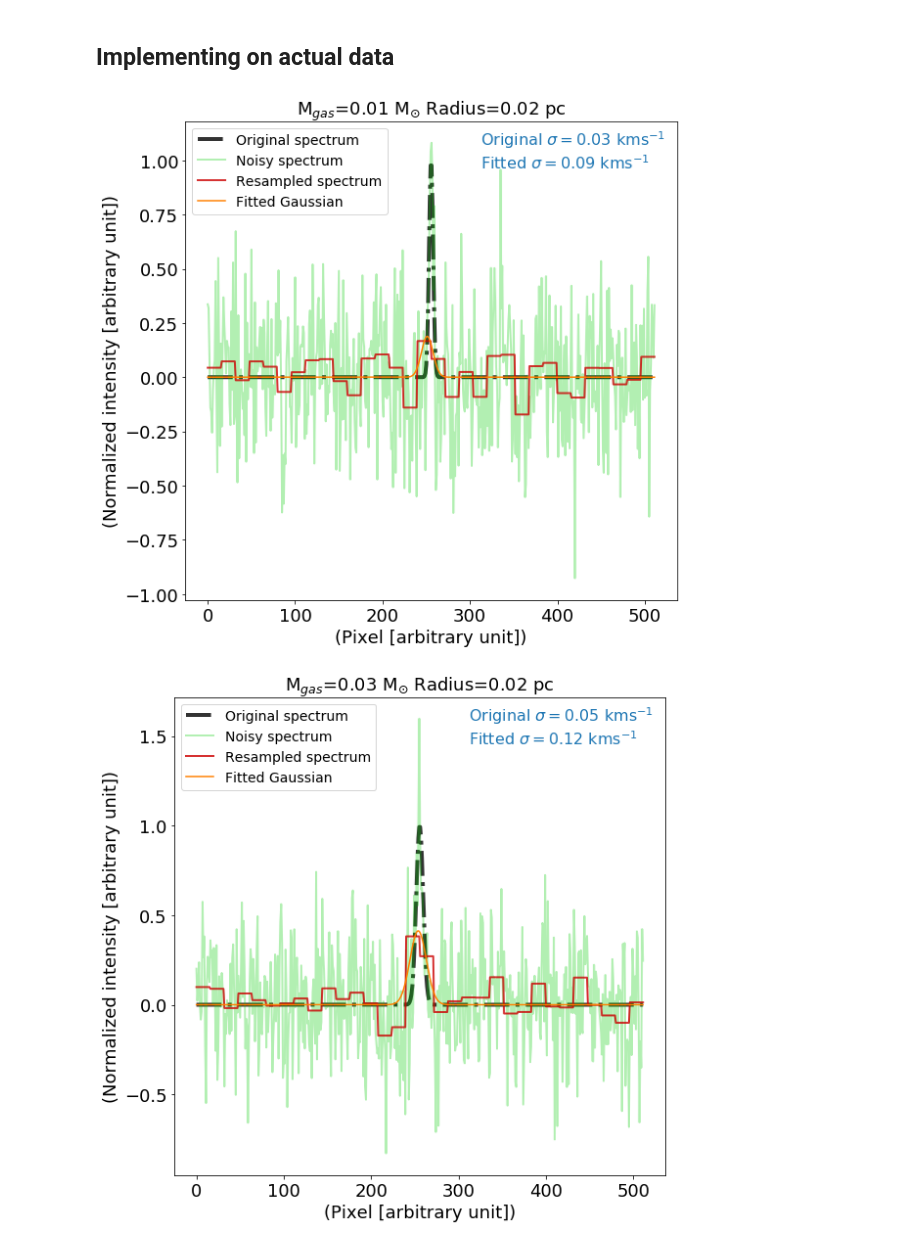
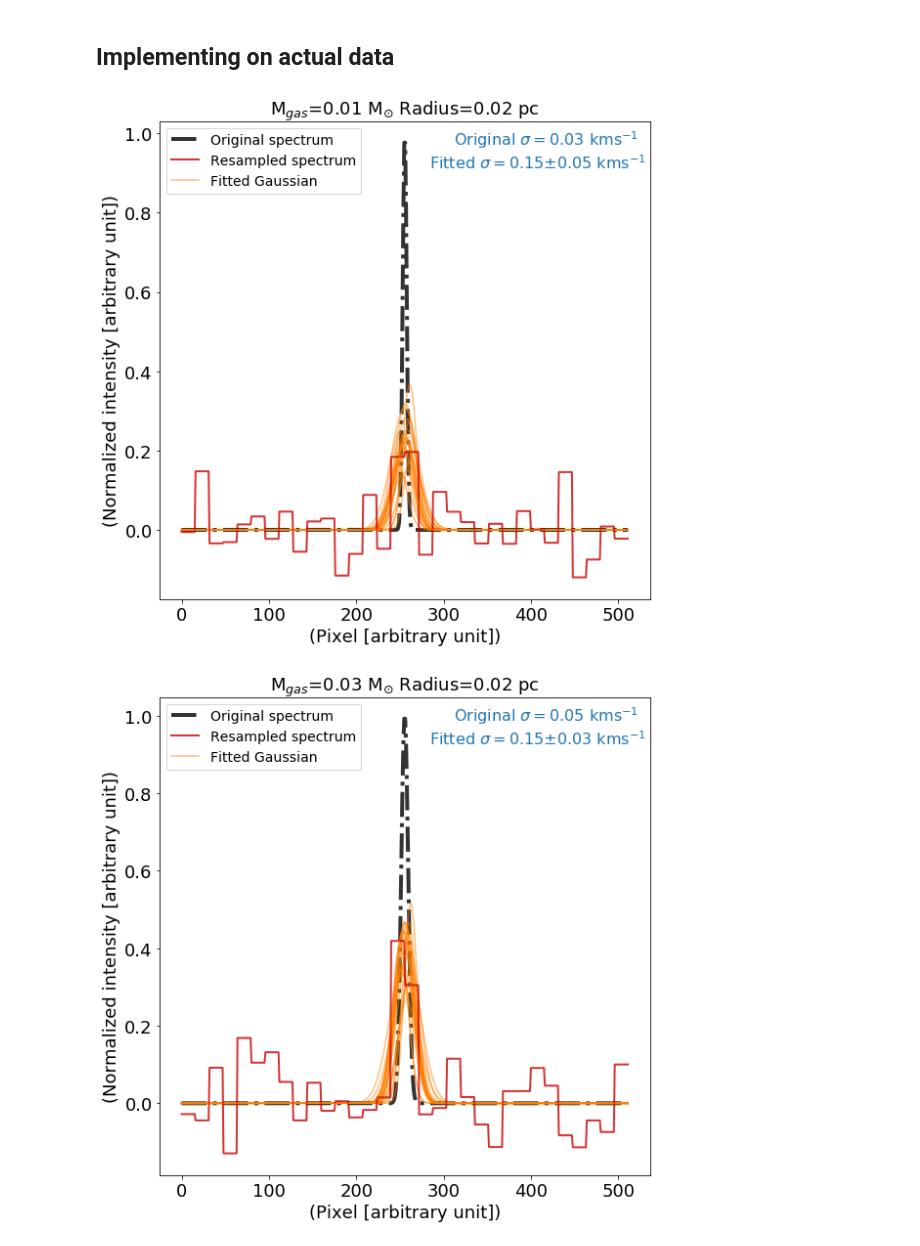
Before and after one commit to baobabyoo/Spectral_resampling, a Jupyter notebook: pixelization_err_sim.ipynb, the cells around one changed output. Saved outputs shown, nothing was run; the diff lists cells and outputs as text; code cells hidden in the pictures.

```diff
--- a/pixelization_err_sim.ipynb
+++ b/pixelization_err_sim.ipynb
@@ -198,6 +198,9 @@ Reff  = Dreff * (1300.0 / 206265.0)
 sigma = np.sqrt(alpha * Mgas * G /(5.* Reff))
 
 
+iterations = 100
+linewidth_fits = np.zeros(iterations)
+
 
 for i in range(0, size(Mgas) ):
 
@@ -206,15 +209,19 @@ for i in range(0, size(Mgas) ):
   figure = plt.subplot(1, 1, 1)
   figure.tick_params(axis='both', which='major', labelsize=18)
 
-  # generate spectrum
-  test_spectrum = gaussian_spectrum(
+
+  for itr in range(0, iterations):
+
+    # generate spectrum
+    test_spectrum = gaussian_spectrum(
                                     name = 'test',
                                     A = peak_intensity[i],
                                     sigma = sigma[i]/v_pix,
                                     bins = 512)
 
-  # plotting the original gaussian spectrum
-  plt.plot(test_spectrum.x , test_spectrum.data, \
+    # plotting the original gaussian spectrum
+    if (itr == (iterations-1) ):
+      plt.plot(test_spectrum.x , test_spectrum.data, \
          '-.',
          color = (0, 0, 0.0, 0.8),
          linewidth=4,
@@ -222,56 +229,69 @@ for i in range(0, size(Mgas) ):
          )
 
 
-  # inject noise
-  noise = peak_intensity[i] / peak_sn[i]
-  noise = noise * np.sqrt( v_delta / v_pix )
-  test_spectrum.add_noise( RMS = noise )
-  plt.plot(
-           test_spectrum.x , test_spectrum.data,
-           color = (0, 0.8, 0.0, 0.3),
-           linewidth=2, label = 'Noisy spectrum'
-           )
+    # inject noise
+    noise = peak_intensity[i] / peak_sn[i]
+    noise = noise * np.sqrt( v_delta / v_pix )
+    test_spectrum.add_noise( RMS = noise )
+    # plt.plot(
+    #        test_spectrum.x , test_spectrum.data,
+    #        color = (0, 0.8, 0.0, 0.3),
+    #        linewidth=2, label = 'Noisy spectrum'
+    #        )
 
-
-  # resampling
-  test_spectrum.resample(pixelsize = int(v_delta / v_pix), pixelshift=0)
-  plt.plot(test_spectrum.x , test_spectrum.resampleddata,
+    # resampling
+    test_spectrum.resample(pixelsize = int(v_delta / v_pix), pixelshift=0)
+    if (itr == (iterations-1) ):
+      plt.plot(test_spectrum.x , test_spectrum.resampleddata,
            color = (0.8, 0.0, 0.0, 0.8),
            linewidth = 2,
            label = 'Resampled spectrum'
            )
+    else:
+      pass
 
-  # fit Gaussian and print the results
-  coeff = test_spectrum.refit_gaussian()
-  spectrum_fit = gauss( test_spectrum.x, *coeff)
-  plt.plot(test_spectrum.x, spectrum_fit,
-           color = (1, 0.5, 0, 1),
+    # fit Gaussian and print the results
+    coeff = test_spectrum.refit_gaussian()
+    spectrum_fit = gauss( test_spectrum.x, *coeff)
+    if (itr == (iterations-1) ):
+      plt.plot(test_spectrum.x, spectrum_fit,
+           color = (1, 0.5, 0, 0.5),
            label='Fitted Gaussian'
            )
+    else:
+      if ( itr % 5 == 0):
+        plt.plot(test_spectrum.x, spectrum_fit,
+             color = (1, 0.5, 0, 0.5),
+             )
+    linewidth_fits[itr] = coeff[2] * v_delta * (v_pix/v_delta)
 
-  plt.text( 0.6, 0.95,
+    if (itr == 0):
+      plt.text( 0.6, 0.95,
            'Original $\sigma=$%s kms$^{-1}$' %(str( round( sigma[i],2 ) )),
            {'color': 'C0', 'fontsize': 16},
            transform=figure.transAxes
           )
-  plt.text( 0.6, 0.9,
-           'Fitted $\sigma=$%s kms$^{-1}$' %(str( round( coeff[2] * v_delta * (v_pix/v_delta), 2 ) )),
+
+    if (itr == (iterations-1) ):
+      plt.text( 0.55, 0.9,
+           'Fitted $\sigma=$%s$\pm$%s kms$^{-1}$'
+           %( str( round( np.mean(linewidth_fits), 2 ) ), str( round( np.std(linewidth_fits), 2 ) )),
            {'color': 'C0', 'fontsize': 16},
            transform=figure.transAxes
           )
 
 
   plt.title('M$_{gas}$=%s M$_{\odot}$ Radius=%s pc'
              %( str( round( Mgas[i],2 ) ), str( round( Reff[i],2 ) )  ),
              size=18
            )
   plt.xlabel( '(Pixel [arbitrary unit])', size=18)
   plt.ylabel( '(Normalized intensity [arbitrary unit])', size=18)
   plt.legend(loc=2, fontsize=14)
 
   plt.savefig('simulation_%s.pdf'%(str(i)),
               transparent = True
                 )
 # %% [output]
-[figure, old version]
+[figure, new version]
-[figure, old version]
+[figure, new version]
```
Also changed, not shown: parts of 1 cell of this notebook.
